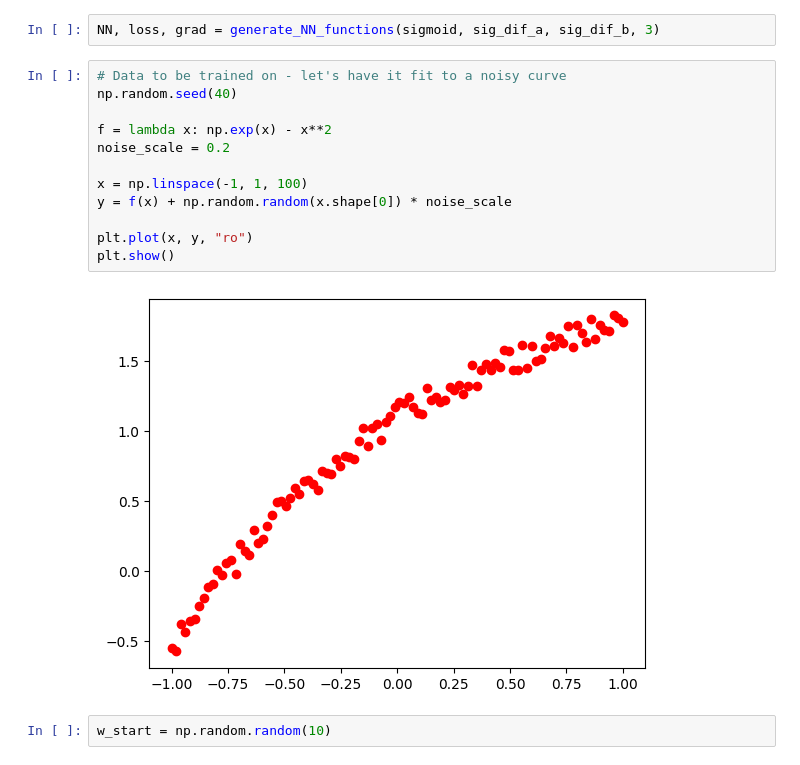
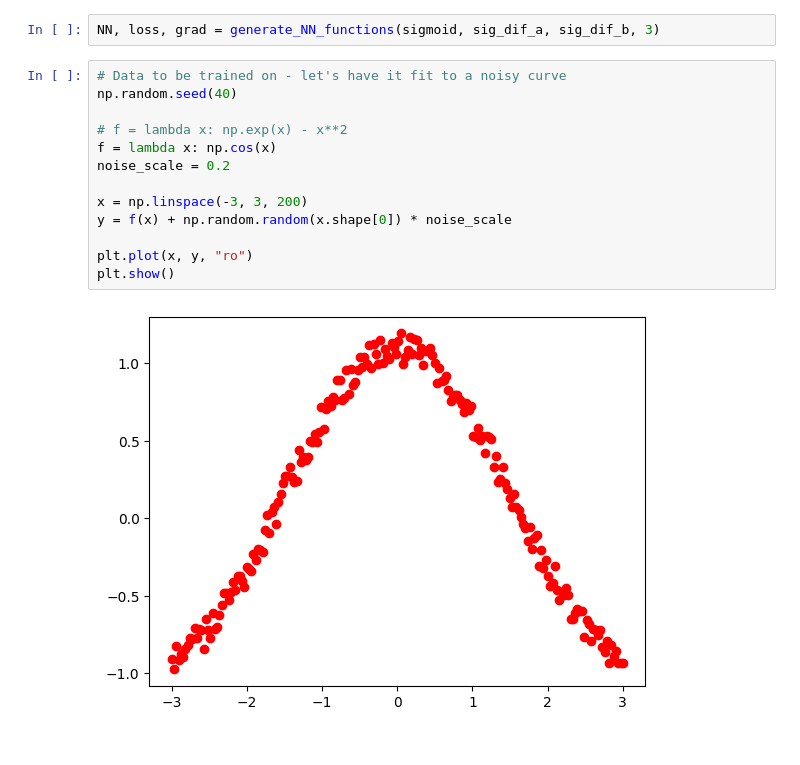
Before and after one commit to finsaccount/Numerical-Analysis-Gradient-Descent, a Jupyter notebook: GeneralizedSGD.ipynb, the cells around one changed output. Saved outputs shown, nothing was run; the diff lists cells and outputs as text.

```diff
--- a/GeneralizedSGD.ipynb
+++ b/GeneralizedSGD.ipynb
@@ -67,16 +149,15 @@ NN, loss, grad = generate_NN_functions(sigmoid, sig_dif_a, sig_dif_b, 3)
 # %%
 # Data to be trained on - let's have it fit to a noisy curve
 np.random.seed(40)
 
-f = lambda x: np.exp(x) - x**2
+# f = lambda x: np.exp(x) - x**2
+f = lambda x: np.cos(x)
 noise_scale = 0.2
 
-x = np.linspace(-1, 1, 100)
+x = np.linspace(-3, 3, 200)
 y = f(x) + np.random.random(x.shape[0]) * noise_scale
 
 plt.plot(x, y, "ro")
 plt.show()
 # %% [output]
-[figure, old version]
+[figure, new version]
-# %%
-w_start = np.random.random(10)
```
Also changed, not shown: parts of 9 cells of this notebook, 3 other files.
